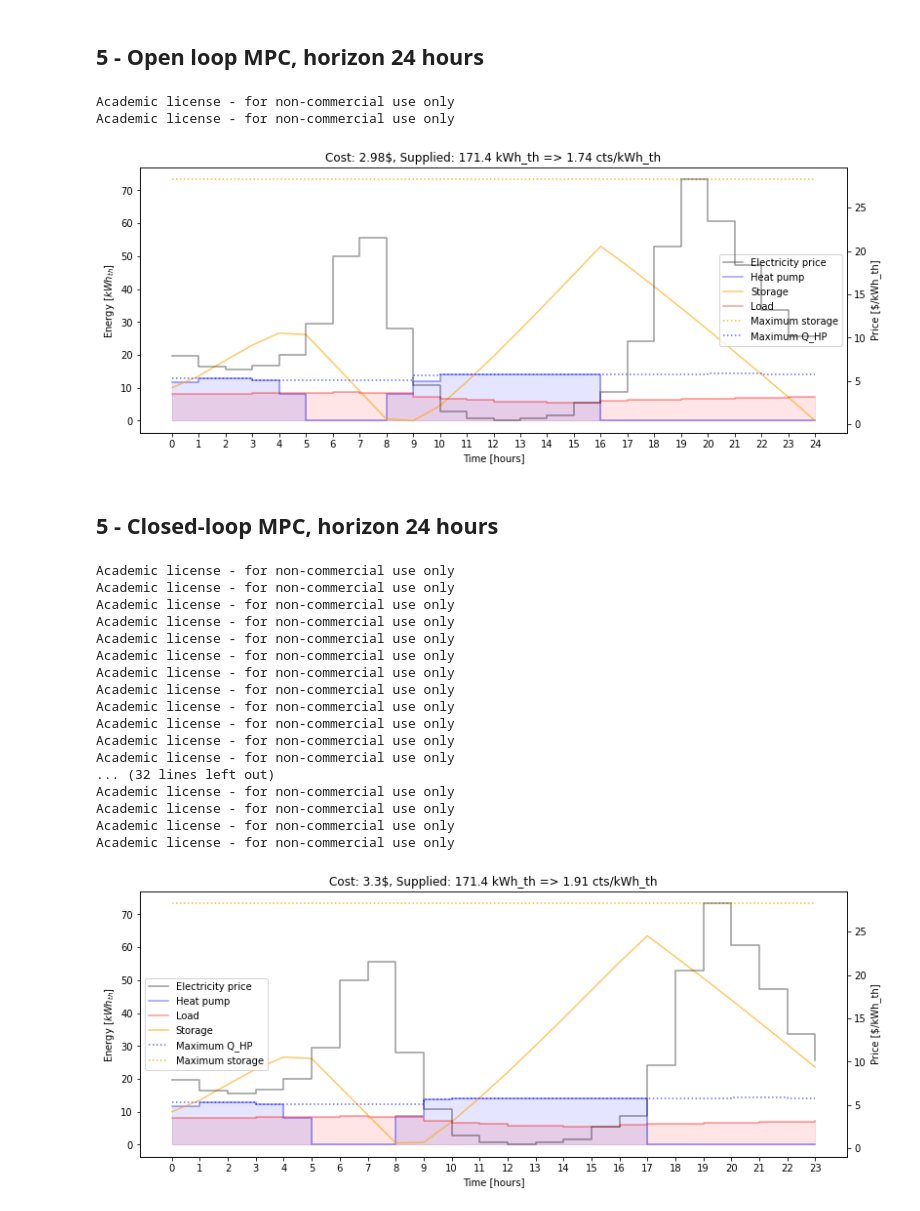
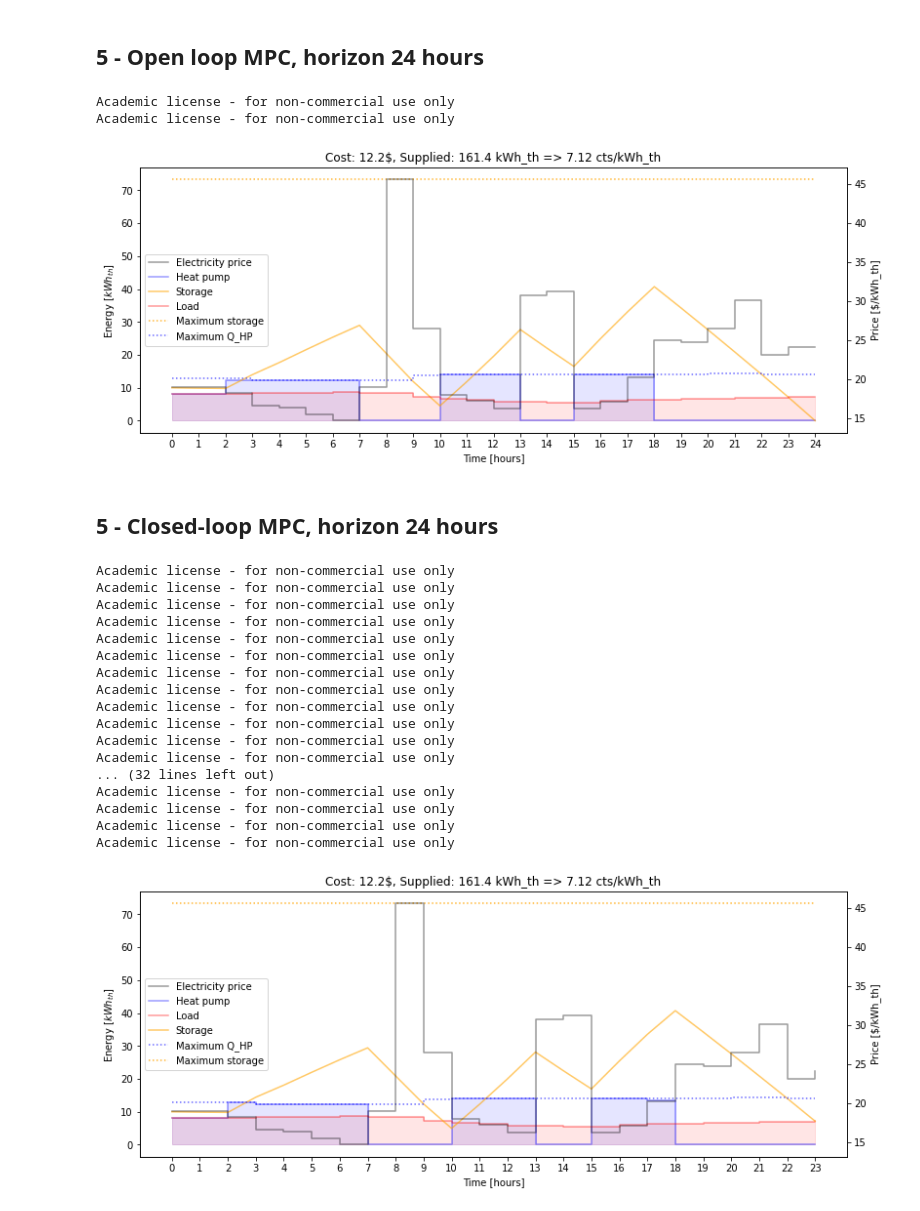
Before and after one commit to thdfw/master_thesis, a Jupyter notebook: gridworks/optimal_sequencer.ipynb, the cells around one changed output. Drawn from its saved outputs; the diff is of its cells as text; code cells hidden in the pictures.

```diff
--- a/gridworks/optimal_sequencer.ipynb
+++ b/gridworks/optimal_sequencer.ipynb
@@ -43,19 +43,19 @@ load = [8.12, 8.07, 8.13, 8.57, 8.46, 8.51, 8.59, 8.55, 8.52, 7.4,
         6.69, 6.26, 5.87, 5.68, 5.52, 5.5, 5.92, 6.34, 6.49, 6.61, 6.74, 6.81, 6.94, 7.15]
 # %%
 # Electricity prices [cts/kWh]
-price_type = "peter_prices"
+price_type = "progressive"
 
-if price_type == "gridworks_prices":
+if price_type == "gridworks":
     c_el = [6.36, 6.34, 6.34, 6.37, 6.41, 6.46, 6.95, 41.51,
             41.16, 41.07, 41.06, 41.08, 7.16, 7.18, 7.18, 7.16, 41.2, 41.64,
             41.43, 41.51, 6.84, 6.65, 6.46, 6.4]
 
-elif price_type == "progressive_prices":
+elif price_type == "progressive":
     c_el = [18.97, 18.92, 18.21, 16.58, 16.27, 15.49, 14.64,
             18.93, 45.56, 26.42, 18.0, 17.17, 16.19, 30.74, 31.17, 16.18,
             17.11, 20.24, 24.94, 24.69, 26.48, 30.15, 23.14, 24.11]
 
-elif price_type == "peter_prices":
+elif price_type == "peter":
     c_el = [0.07919, 0.066283, 0.063061, 0.067943, 0.080084, 0.115845,
                 0.193755, 0.215921, 0.110822, 0.044927, 0.01521, 0.00742,
                 0.004151, 0.007117, 0.009745, 0.02452, 0.037877, 0.09556,
@@ -173,40 +173,42 @@ def get_opti(c_el, load, max_storage, storage_initial, Q_HP_min_list, Q_HP_max_l
 ## 5 - Open loop MPC, horizon 24 hours
 # %%
 # Get the solution from the optimization problem
-Q_opt, stor_opt, HP_on_off_opt, obj_opt = get_opti(c_el, load, max_storage, 10, Q_HP_min_list, Q_HP_max_list)
+storage_initial = 10
+Q_opt, stor_opt, HP_on_off_opt, obj_opt \
+= get_opti(c_el, load, max_storage, storage_initial, Q_HP_min_list, Q_HP_max_list)
 
 # Horizon
 N = 24
 
 # Duplicate the last element of the hourly data for the plot
 c_el2 = c_el + [c_el[-1]]
 Q_opt2 = [round(x,3) for x in Q_opt] + [Q_opt[-1]]
 load2 = load + [load[-1]]
 
 # Plot
 fig, ax = plt.subplots(1,1, figsize=(13,5))
 ax.step(range(N+1), Q_opt2, where='post', label='Heat pump', alpha=0.4, color='blue')
 ax.plot(range(N+1), stor_opt, label='Storage', alpha=0.6, color='orange')
 ax.step(range(N+1), load2, where='post', label='Load', alpha=0.4, color='red')
 ax.step(range(N+1), [max_storage]*(N+1), where='post', color='orange', alpha=0.8, label='Maximum storage', linestyle='dotted')
 ax.step(range(N+1), Q_max2, where='post', color='blue', alpha=0.6, label='Maximum Q_HP', linestyle='dotted')
 ax.fill_between(range(N+1), load2, step="post", color='red', alpha=0.1)
 ax.fill_between(range(N+1), Q_opt2, step="post", color='blue', alpha=0.1)
 ax.set_xticks(range(N+1))
 ax.set_xlabel("Time [hours]")
 ax.set_ylabel("Energy [$kWh_{th}$]")
-plt.title(f"Cost: {obj_opt}$, Supplied: {round(sum(load),1)} kWh_th => {round(100*obj_opt/sum(load),2)} cts/kWh_th")
+plt.title(f"Cost: {obj_opt}$, Supplied: {round(sum(Q_opt2),1)} kWh_th => {round(100*obj_opt/sum(load),2)} cts/kWh_th")
 ax2 = ax.twinx()
 ax2.set_ylabel("Price [$/kWh_th]")
 ax2.step(range(N+1), c_el2, where='post', label='Electricity price', color='black', alpha = 0.4)
 lines1, labels1 = ax.get_legend_handles_labels()
 lines2, labels2 = ax2.get_legend_handles_labels()
 ax.legend(lines2 + lines1, labels2 + labels1)
 plt.show()
 # %% [output]
 Academic license - for non-commercial use only
 Academic license - for non-commercial use only
-[figure, old version]
+[figure, new version]
 # %% [markdown]
 ## 5 - Closed-loop MPC, horizon 24 hours
 # %%
@@ -291,7 +293,7 @@ ax2.step(range(num_iterations), c_el[:num_iterations], where='post', label='Elec
 lines1, labels1 = ax.get_legend_handles_labels()
 lines2, labels2 = ax2.get_legend_handles_labels()
 ax.legend(lines2 + lines1, labels2 + labels1)
-plt.title(f"Cost: {round(cost_total,1)}$, Supplied: {round(sum(load[:num_iterations]),1)} kWh_th => {round(100*cost_total/sum(load[:num_iterations]),2)} cts/kWh_th")
+plt.title(f"Cost: {round(cost_total,1)}$, Supplied: {round(sum(Q_opt_overall),1)} kWh_th => {round(100*cost_total/sum(load[:num_iterations]),2)} cts/kWh_th")
 plt.show()
 # %% [output]
 Academic license - for non-commercial use only
@@ -311,6 +313,6 @@ Academic license - for non-commercial use only
 Academic license - for non-commercial use only
 Academic license - for non-commercial use only
 Academic license - for non-commercial use only
-[figure, old version]
+[figure, new version]
 # %%
 # Give these as a suggestion, and if not feasible, turn on HP cheapest first !
```
Also changed, not shown: parts of 1 cell of this notebook, 1 other file.
